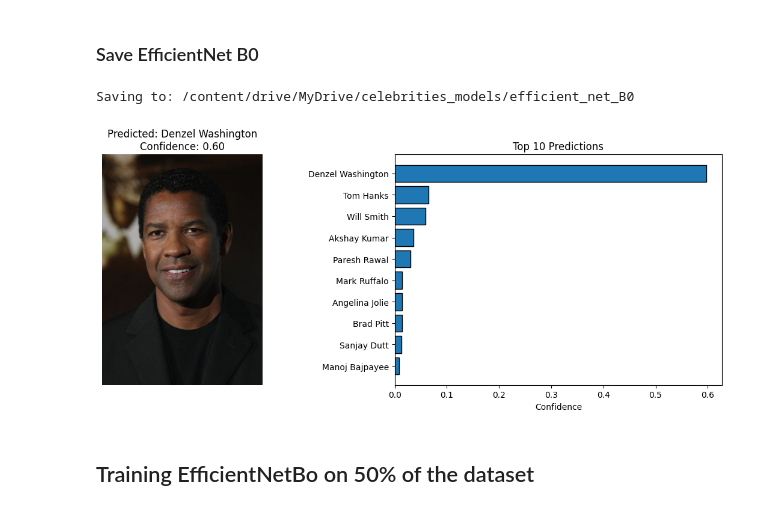
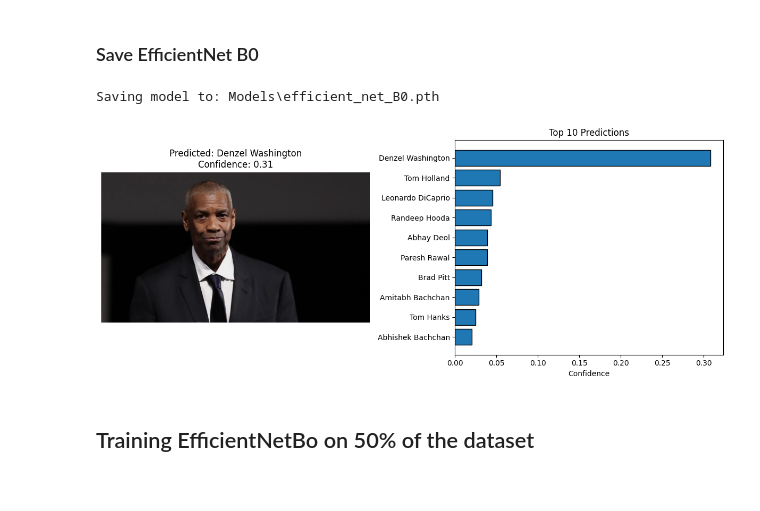
Before and after one commit to Mateusz-best-creator/CelebrityRecognition, a Jupyter notebook: project.ipynb, the cells around one changed output. Drawn from its saved outputs; the diff is of its cells as text; code cells hidden in the pictures.

```diff
--- a/project.ipynb
+++ b/project.ipynb
@@ -457,8 +457,8 @@ def train_step(model,
     train_accuracy += accuracy
 
     if display_batch_info:
-      # if batch%30 == 0:
-      print(f"witam w batchu: {batch}")
+      if batch%30 == 0:
+        print(f"witam w batchu: {batch}")
 
   train_loss /= len(train_dataloader)
   train_accuracy /= len(train_dataloader)
@@ -482,8 +482,8 @@ def test_step(model,
       test_accuracy += (preds == y).sum().item() / len(y)
 
       if display_batch_info:
-        # if batch%30 == 0:
-        print(f"witam w batchu testowym: {batch}")
+        if batch%30 == 0:
+          print(f"witam w batchu testowym: {batch}")
     test_accuracy /= len(test_dataloader)
     test_loss /= len(test_dataloader)
   return test_loss, test_accuracy
@@ -947,12 +947,12 @@ Sequential(
 # %%
 eff_net_loss_fn = nn.CrossEntropyLoss()
 eff_net_optimizer = torch.optim.Adam(eff_net_model.parameters())
-EFFICIENT_NET_MODEL_PATH = f"/content/drive/MyDrive/celebrities_models/efficient_net_B0"
-EFFICIENT_NET_HISTORY_PATH = "/content/drive/MyDrive/celebrities_histories/efficient_net_20_history"
+EFFICIENT_NET_MODEL_PATH = f"./Models//efficient_net_B0.pth"
+EFFICIENT_NET_HISTORY_PATH = "./Histories/efficient_net_bo.csv"
 
 eff_net_model, effnet_history_20 = getting_trained_model(EFFICIENT_NET_MODEL_PATH,
                                                           EFFICIENT_NET_HISTORY_PATH,
-                                                          10,
+                                                          5,
                                                           eff_net_model,
                                                           eff_net_optimizer,
                                                           eff_net_loss_fn,
@@ -1145,18 +1056,30 @@ if not Path(EFFICIENT_NET_HISTORY_PATH).exists():
 Saving...
 # %% [markdown]
 ### Save EfficientNet B0
-# %%
-save_my_model(eff_net_model, EFFICIENT_NET_MODEL_PATH)
-# %% [output]
-Saving to: /content/drive/MyDrive/celebrities_models/efficient_net_B0
-# %%
-pred_and_plot_image(eff_net_model,
-                    "/content/drive/MyDrive/denzel.jpg",
-                    CLASS_NAMES,
-                    auto_transforms,
-                    device)
-# %% [output]
-[figure, removed]
+# %%
+create_eff_net = lambda: (
+    (lambda m: (
+        [setattr(p, 'requires_grad', False) for p in m.features.parameters()],
+        setattr(m, 'classifier', nn.Sequential(
+            nn.Dropout(p=0.2, inplace=True),
+            nn.Linear(1280, len(CLASS_NAMES))
+        )),
+        m
+    )[-1])(efficientnet_b0(weights=EfficientNet_B0_Weights.DEFAULT))
+)
+
+save_load_and_predict(
+    model=eff_net_model,
+    model_path=EFFICIENT_NET_MODEL_PATH,
+    model_constructor=create_eff_net,
+    image_path="./denzel.jpg",
+    class_names=CLASS_NAMES,
+    transform=auto_transforms,
+    device=device
+)
+# %% [output]
+Saving model to: Models\efficient_net_B0.pth
+[figure, added]
 # %% [markdown]
 ## Training EfficientNetBo on 50% of the dataset
 # %%
```
Also changed, not shown: parts of 27 cells of this notebook, 8 other files.
